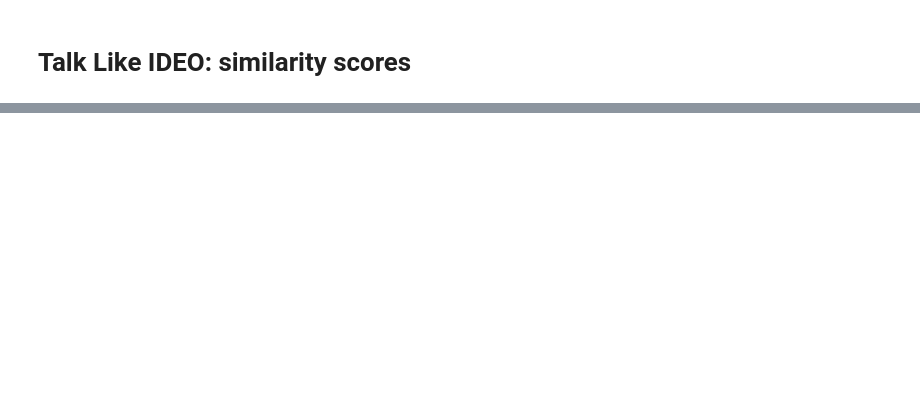
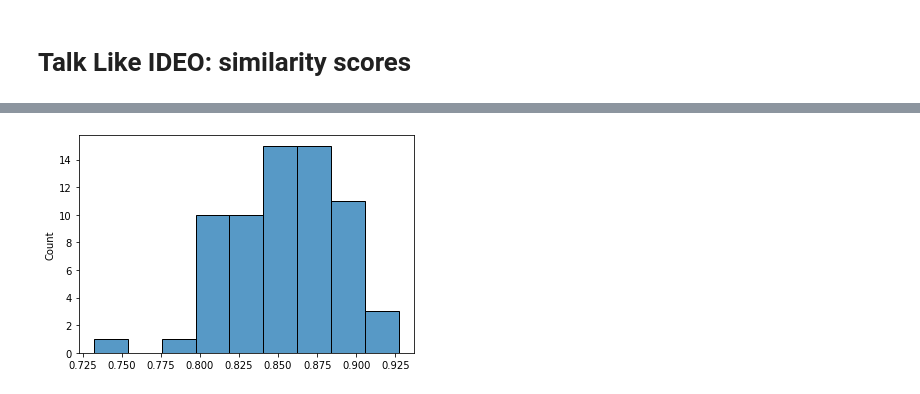
Before and after one commit to ideo/a-list, a Jupyter notebook: notebooks/6_talk_like_ideo.ipynb, the cells around one changed output, grey strips where cells are left out. Cells and saved outputs as stored; diff of their text form; code cells hidden in the pictures; blank space fills up the shorter version.

Commit message:
update similarity score notebook

```diff
--- a/notebooks/6_talk_like_ideo.ipynb
+++ b/notebooks/6_talk_like_ideo.ipynb
@@ -130,3 +32,0 @@ other_bow[1]
-# %%
-similarity_array = sims[tf_idf[other_bow]]
-len(similarity_array)
@@ -144,0 +102,3 @@ pwd
+# %%
+df_index = pd.DataFrame([titles, paths], index=['titles', 'dir']).T
+df_index
@@ -144,0 +131,9 @@ pwd
+# %%
+# Could combine
+full_dictionary = gensim.corpora.Dictionary([ideo_doc_tokens])
+# Right now this is just the ideo words... which is all we need for the "talks like IDEO catagory"
+
+# add all the tokens from the documents?
+# full_dictionary.add_documents(tokens)
+
+len(full_dictionary), type(full_dictionary)
@@ -144,0 +148,29 @@ pwd
+# %%
+# Create Bag of Words for IDEO + Corpus
+ideo_bow = full_dictionary.doc2bow(ideo_doc_tokens)
+corpus = [full_dictionary.doc2bow(token) for token in tokens]
+
+# Add IDEO to the corpus and mark it's postion
+full_corpus = [ideo_bow] + corpus
+ideo_corpus_index=0
+# %%
+def similarity_to_ideo(corpus, ideo_corpus_index=0):
+
+    sims = gensim.similarities.Similarity(output_prefix = 'workdir/',
+                                          corpus=corpus,
+                                          num_features=len(full_dictionary))
+    ideo_array = corpus[ideo_corpus_index]
+    similarity_array = sims[ideo_array]
+
+    assert similarity_array[ideo_corpus_index] > 0.99
+    return np.delete(similarity_array, ideo_corpus_index)
+
+
+
+bow_sim = similarity_to_ideo(corpus=full_corpus, ideo_corpus_index=ideo_corpus_index)
+df_index['similarity_bow'] = bow_sim
+fig, ax = plt.subplots()
+sns.histplot(bow_sim)
+plt.show()
+# %% [output]
+[figure, added]
```
Also changed, not shown: parts of 37 cells of this notebook.
